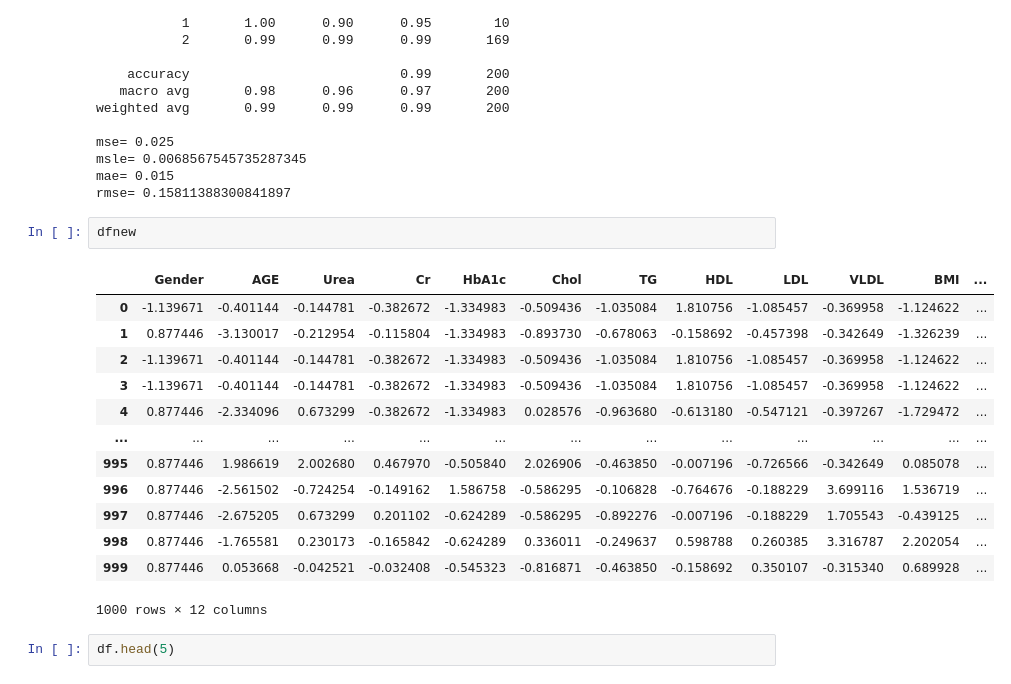
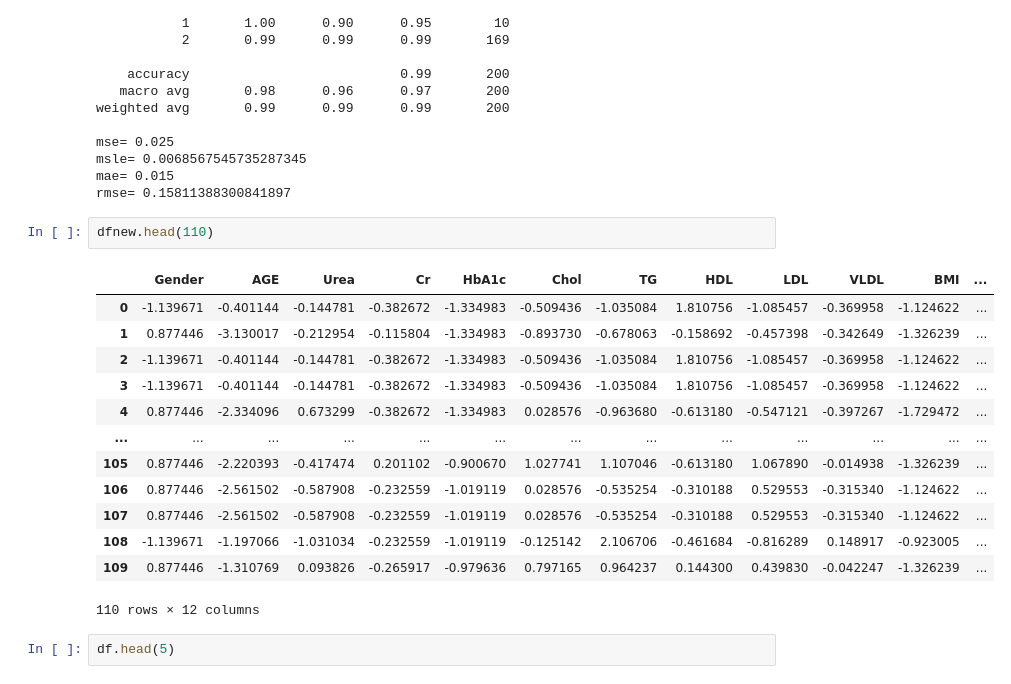
Before and after one commit to NMNayan57/Newcolab-file, a Jupyter notebook: pickel_file(diabetes1).ipynb, the cells around one changed output. Saved outputs shown, nothing was run; the diff lists cells and outputs as text.

```diff
--- a/pickel_file(diabetes1).ipynb
+++ b/pickel_file(diabetes1).ipynb
@@ -331,21 +331,21 @@ msle= 0.0068567545735287345
 mae= 0.015
 rmse= 0.15811388300841897
 # %%
-dfnew
+dfnew.head(110)
 # %% [output]
 |  | Gender | AGE | Urea | Cr | HbA1c | Chol | TG | HDL | LDL | VLDL | BMI | ... |
 | 0 | -1.139671 | -0.401144 | -0.144781 | -0.382672 | -1.334983 | -0.509436 | -1.035084 | 1.810756 | -1.085457 | -0.369958 | -1.124622 | ... |
 | 1 | 0.877446 | -3.130017 | -0.212954 | -0.115804 | -1.334983 | -0.893730 | -0.678063 | -0.158692 | -0.457398 | -0.342649 | -1.326239 | ... |
 | 2 | -1.139671 | -0.401144 | -0.144781 | -0.382672 | -1.334983 | -0.509436 | -1.035084 | 1.810756 | -1.085457 | -0.369958 | -1.124622 | ... |
 | 3 | -1.139671 | -0.401144 | -0.144781 | -0.382672 | -1.334983 | -0.509436 | -1.035084 | 1.810756 | -1.085457 | -0.369958 | -1.124622 | ... |
 | 4 | 0.877446 | -2.334096 | 0.673299 | -0.382672 | -1.334983 | 0.028576 | -0.963680 | -0.613180 | -0.547121 | -0.397267 | -1.729472 | ... |
 | ... | ... | ... | ... | ... | ... | ... | ... | ... | ... | ... | ... | ... |
-| 995 | 0.877446 | 1.986619 | 2.002680 | 0.467970 | -0.505840 | 2.026906 | -0.463850 | -0.007196 | -0.726566 | -0.342649 | 0.085078 | ... |
-| 996 | 0.877446 | -2.561502 | -0.724254 | -0.149162 | 1.586758 | -0.586295 | -0.106828 | -0.764676 | -0.188229 | 3.699116 | 1.536719 | ... |
-| 997 | 0.877446 | -2.675205 | 0.673299 | 0.201102 | -0.624289 | -0.586295 | -0.892276 | -0.007196 | -0.188229 | 1.705543 | -0.439125 | ... |
-| 998 | 0.877446 | -1.765581 | 0.230173 | -0.165842 | -0.624289 | 0.336011 | -0.249637 | 0.598788 | 0.260385 | 3.316787 | 2.202054 | ... |
-| 999 | 0.877446 | 0.053668 | -0.042521 | -0.032408 | -0.545323 | -0.816871 | -0.463850 | -0.158692 | 0.350107 | -0.315340 | 0.689928 | ... |
+| 105 | 0.877446 | -2.220393 | -0.417474 | 0.201102 | -0.900670 | 1.027741 | 1.107046 | -0.613180 | 1.067890 | -0.014938 | -1.326239 | ... |
+| 106 | 0.877446 | -2.561502 | -0.587908 | -0.232559 | -1.019119 | 0.028576 | -0.535254 | -0.310188 | 0.529553 | -0.315340 | -1.124622 | ... |
+| 107 | 0.877446 | -2.561502 | -0.587908 | -0.232559 | -1.019119 | 0.028576 | -0.535254 | -0.310188 | 0.529553 | -0.315340 | -1.124622 | ... |
+| 108 | -1.139671 | -1.197066 | -1.031034 | -0.232559 | -1.019119 | -0.125142 | 2.106706 | -0.461684 | -0.816289 | 0.148917 | -0.923005 | ... |
+| 109 | 0.877446 | -1.310769 | 0.093826 | -0.265917 | -0.979636 | 0.797165 | 0.964237 | 0.144300 | 0.439830 | -0.042247 | -1.326239 | ... |
-1000 rows × 12 columns
+110 rows × 12 columns
 # %%
 df.head(5)
 # %% [output]
```
Also changed, not shown: parts of 8 cells of this notebook.
